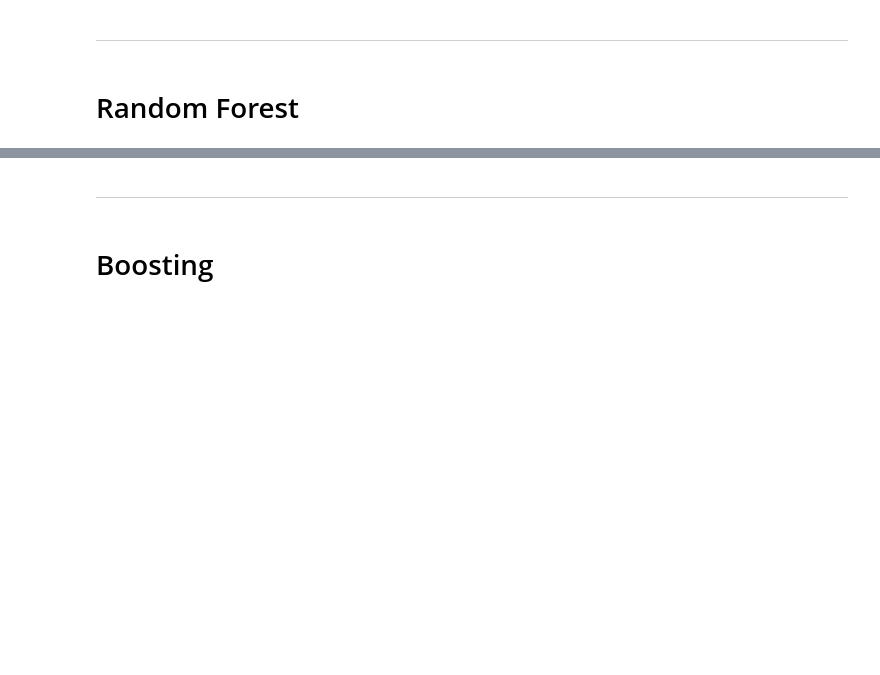
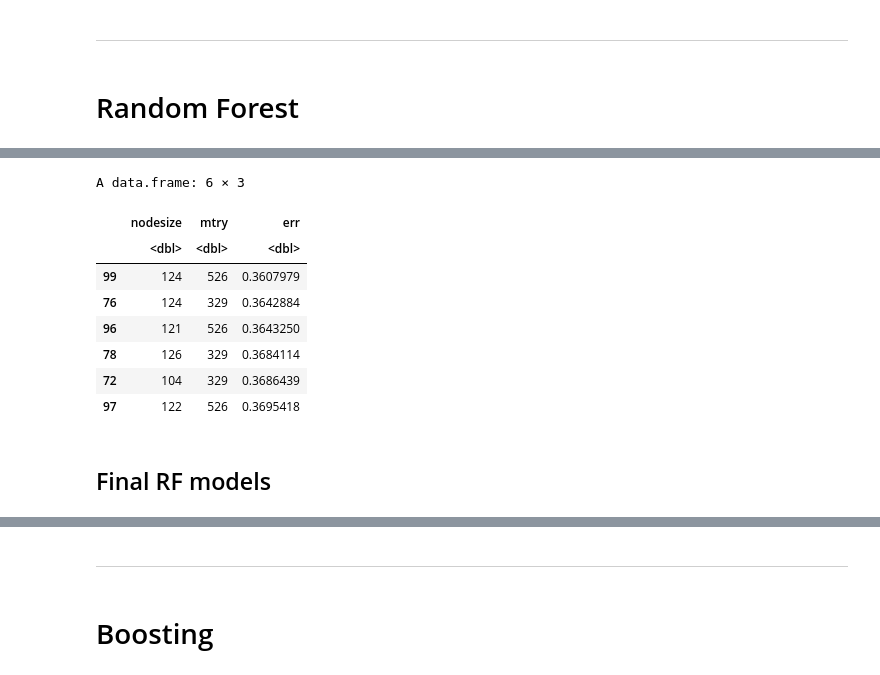
Before and after one commit to harrisdurrani/data_mining_project, a Jupyter notebook: Ensemble Tree Methods (R code).ipynb, the cells around one changed output, grey strips where cells are left out. Saved outputs shown, nothing was run; the diff lists cells and outputs as text; code cells hidden in the pictures; blank space fills up the shorter version.

```diff
--- a/Ensemble Tree Methods (R code).ipynb
+++ b/Ensemble Tree Methods (R code).ipynb
@@ -750,0 +893,37 @@ $tumor_stage
+# %%
+set.seed(999)
+
+rf_dfc_tune <- tune(
+  Surv(time, event) ~ .,
+  data = death_from_cancer_df,
+  mtry.start = rf_mtry_baseline,      # starts at 26 if rf_mtry_baseline == 26
+  nodesize.try = c(8, 12, 15, 20, 25, 35),
+  ntree.try = 1000,                   # match baseline forest size
+  nsplit = 10,                        # match baseline split search
+  method = "grid",                    # more transparent than golden
+  step.factor = 1.25,
+  improve = 0.001,
+  strikeout = 2,
+  max.iter = 12,
+  do.best = FALSE,
+  trace = TRUE,
+  seed = seed
+)
+
+rf_dfc_tune$optimal
+# %%
+as.data.frame(rf_dfc_tune$results) %>%
+  arrange(err) %>%
+  head()
+# %% [output]
+A data.frame: 6 × 3
+|  | nodesize | mtry | err |
+|  | <dbl> | <dbl> | <dbl> |
+| 99 | 124 | 526 | 0.3607979 |
+| 76 | 124 | 329 | 0.3642884 |
+| 96 | 121 | 526 | 0.3643250 |
+| 78 | 126 | 329 | 0.3684114 |
+| 72 | 104 | 329 | 0.3686439 |
+| 97 | 122 | 526 | 0.3695418 |
+# %% [markdown]
+## Final RF models
```
Also changed, not shown: parts of 29 cells of this notebook.
